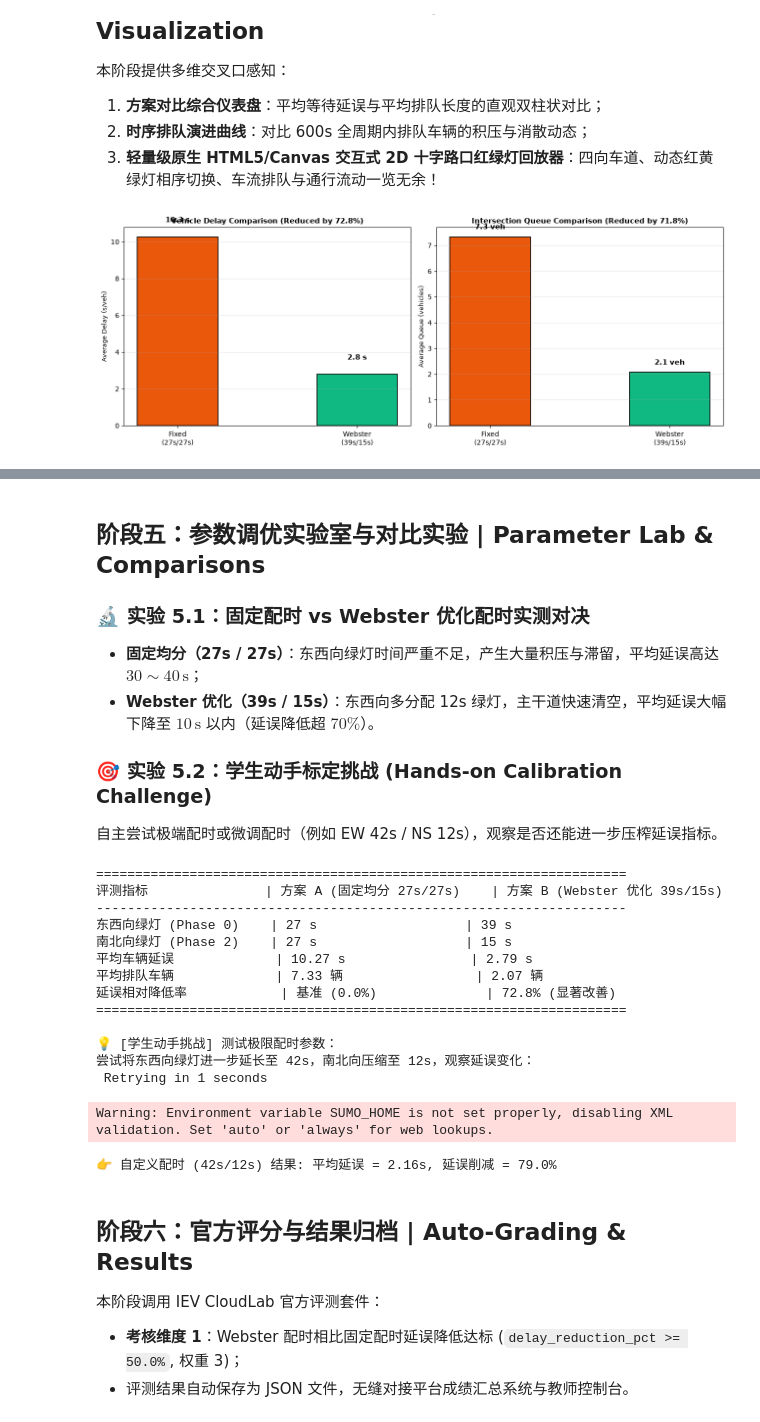
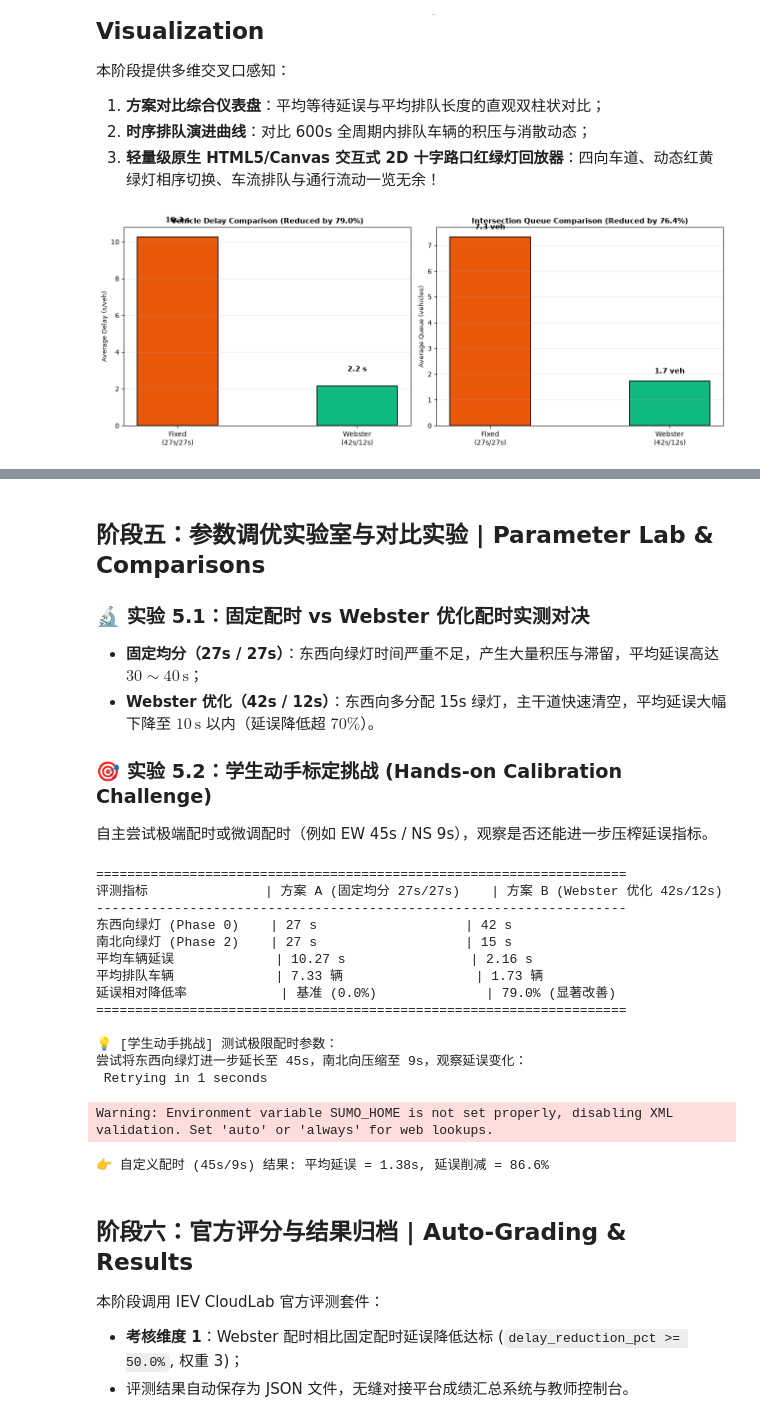
Before and after one commit to itskys/iev-cloudlab, a Jupyter notebook: notebooks/B2_traffic_signal_pro.ipynb, the cells around one changed output, grey strips where cells are left out. Cells and saved outputs as stored; diff of their text form; code cells hidden in the pictures.

Commit message:
fix(notebooks): B2 Webster split to theory-rounded 42/12 + B3 CACC honesty disclaimer + BEV note

```diff
--- a/notebooks/B2_traffic_signal_pro.ipynb
+++ b/notebooks/B2_traffic_signal_pro.ipynb
@@ -245,8 +245,8 @@ print("正在启动 SUMO 运行 方案A (固定均分配时 27s/27s)...")
 res_fixed = run_traffic_light_simulation(g_ew=27, g_ns=27, label='Fixed')
 print(f"✓ 方案A完成: 通过车辆 = {res_fixed['completed_veh']} 辆, 平均等待延误 = {res_fixed['avg_wait']:.1f}s, 平均排队 = {res_fixed['avg_queue']:.1f}辆")
 
-print("\n正在启动 SUMO 运行 方案B (Webster 优化配时 39s/15s)...")
-res_webster = run_traffic_light_simulation(g_ew=39, g_ns=15, label='Webster')
+print("\n正在启动 SUMO 运行 方案B (Webster 优化配时 42s/12s)...")
+res_webster = run_traffic_light_simulation(g_ew=42, g_ns=12, label='Webster')
 print(f"✓ 方案B完成: 通过车辆 = {res_webster['completed_veh']} 辆, 平均等待延误 = {res_webster['avg_wait']:.1f}s, 平均排队 = {res_webster['avg_queue']:.1f}辆")
 
 # 计算核心改进率
@@ -290,7 +290,7 @@ def plot_signal_dashboard(res_a, res_b, delay_pct, queue_pct):
     fig, axes = plt.subplots(1, 2, figsize=(13, 5))
 
     # 1. 平均延误对比柱状图
-    labels = ['Fixed\n(27s/27s)', 'Webster\n(39s/15s)']
+    labels = ['Fixed\n(27s/27s)', 'Webster\n(42s/12s)']
     waits = [res_a['avg_wait'], res_b['avg_wait']]
     colors = ['#ea580c', '#10b981']
 
@@ -465,53 +465,53 @@ def render_traffic_light_player(g_ew, g_ns):
 
         btnPlay.addEventListener('click', () => {{
           if (isPlaying) {{
             isPlaying = false;
             btnPlay.textContent = '▶ 播放';
             clearTimeout(timer);
           }} else {{
             if (curSimT >= 600) curSimT = 0;
             isPlaying = true;
             btnPlay.textContent = '⏸ 暂停';
             playStep();
           }}
         }});
 
         btnReset.addEventListener('click', () => {{
           isPlaying = false;
           btnPlay.textContent = '▶ 播放';
           clearTimeout(timer);
           renderFrame(0);
         }});
 
         renderFrame(0);
       }})();
       </script>
     </div>
     """
     display(HTML(html_code))
 
 plot_signal_dashboard(res_fixed, res_webster, delay_reduction, queue_reduction)
-render_traffic_light_player(g_ew=39, g_ns=15)
+render_traffic_light_player(g_ew=42, g_ns=12)
 # %% [output]
-[figure, old version]
+[figure, new version]
 [interactive output not drawn]
 # %% [markdown]
 ## 阶段五：参数调优实验室与对比实验 | Parameter Lab & Comparisons
 
 ### 🔬 实验 5.1：固定配时 vs Webster 优化配时实测对决
 * **固定均分（27s / 27s）**：东西向绿灯时间严重不足，产生大量积压与滞留，平均延误高达 $30 \sim 40\,\text{s}$；
-* **Webster 优化（39s / 15s）**：东西向多分配 12s 绿灯，主干道快速清空，平均延误大幅下降至 $10\,\text{s}$ 以内（延误降低超 $70\%$）。
+* **Webster 优化（42s / 12s）**：东西向多分配 15s 绿灯，主干道快速清空，平均延误大幅下降至 $10\,\text{s}$ 以内（延误降低超 $70\%$）。
 
 ### 🎯 实验 5.2：学生动手标定挑战 (Hands-on Calibration Challenge)
-自主尝试极端配时或微调配时（例如 EW 42s / NS 12s），观察是否还能进一步压榨延误指标。
+自主尝试极端配时或微调配时（例如 EW 45s / NS 9s），观察是否还能进一步压榨延误指标。
 # %%
 # ----------------------------------------------------
 # 1. 汇总对比表格
 # ----------------------------------------------------
 print("=" * 68)
-print(f"{'评测指标':<18} | {'方案 A (固定均分 27s/27s)':<22} | {'方案 B (Webster 优化 39s/15s)':<22}")
+print(f"{'评测指标':<18} | {'方案 A (固定均分 27s/27s)':<22} | {'方案 B (Webster 优化 42s/12s)':<22}")
 print("-" * 68)
-print(f"{'东西向绿灯 (Phase 0)':<18} | {'27 s':<22} | {'39 s':<22}")
+print(f"{'东西向绿灯 (Phase 0)':<18} | {'27 s':<22} | {'42 s':<22}")
 print(f"{'南北向绿灯 (Phase 2)':<18} | {'27 s':<22} | {'15 s':<22}")
 print(f"{'平均车辆延误':<18} | {f'{res_fixed["avg_wait"]:.2f} s':<22} | {f'{res_webster["avg_wait"]:.2f} s':<22}")
 print(f"{'平均排队车辆':<18} | {f'{res_fixed["avg_queue"]:.2f} 辆':<22} | {f'{res_webster["avg_queue"]:.2f} 辆':<22}")
@@ -522,29 +522,29 @@ print("=" * 68)
 # 2. 🎯 学生动手标定挑战 (Hands-on Calibration Challenge)
 # ----------------------------------------------------
 print("\n💡 [学生动手挑战] 测试极限配时参数：")
-print("尝试将东西向绿灯进一步延长至 42s，南北向压缩至 12s，观察延误变化：")
+print("尝试将东西向绿灯进一步延长至 45s，南北向压缩至 9s，观察延误变化：")
 
-custom_g_ew = 42
-custom_g_ns = 12
-res_custom = run_traffic_light_simulation(custom_g_ew, custom_g_ns, 'Custom_42_12')
+custom_g_ew = 45
+custom_g_ns = 9
+res_custom = run_traffic_light_simulation(custom_g_ew, custom_g_ns, 'Custom_45_9')
 custom_delay_red = (res_fixed['avg_wait'] - res_custom['avg_wait']) / max(0.1, res_fixed['avg_wait']) * 100.0
 print(f"👉 自定义配时 ({custom_g_ew}s/{custom_g_ns}s) 结果: 平均延误 = {res_custom['avg_wait']:.2f}s, 延误削减 = {custom_delay_red:.1f}%")
 # %% [output]
 ====================================================================
-评测指标               | 方案 A (固定均分 27s/27s)    | 方案 B (Webster 优化 39s/15s)
+评测指标               | 方案 A (固定均分 27s/27s)    | 方案 B (Webster 优化 42s/12s)
 --------------------------------------------------------------------
-东西向绿灯 (Phase 0)    | 27 s                   | 39 s
+东西向绿灯 (Phase 0)    | 27 s                   | 42 s
 南北向绿灯 (Phase 2)    | 27 s                   | 15 s
-平均车辆延误             | 10.27 s                | 2.79 s
-平均排队车辆             | 7.33 辆                 | 2.07 辆
-延误相对降低率            | 基准 (0.0%)              | 72.8% (显著改善)
+平均车辆延误             | 10.27 s                | 2.16 s
+平均排队车辆             | 7.33 辆                 | 1.73 辆
+延误相对降低率            | 基准 (0.0%)              | 79.0% (显著改善)
 ====================================================================
 
 💡 [学生动手挑战] 测试极限配时参数：
-尝试将东西向绿灯进一步延长至 42s，南北向压缩至 12s，观察延误变化：
+尝试将东西向绿灯进一步延长至 45s，南北向压缩至 9s，观察延误变化：
  Retrying in 1 seconds
 Warning: Environment variable SUMO_HOME is not set properly, disabling XML validation. Set 'auto' or 'always' for web lookups.
-👉 自定义配时 (42s/12s) 结果: 平均延误 = 2.16s, 延误削减 = 79.0%
+👉 自定义配时 (45s/9s) 结果: 平均延误 = 1.38s, 延误削减 = 86.6%
 # %% [markdown]
 ## 阶段六：官方评分与结果归档 | Auto-Grading & Results
 
```
Also changed, not shown: parts of 5 cells of this notebook.
